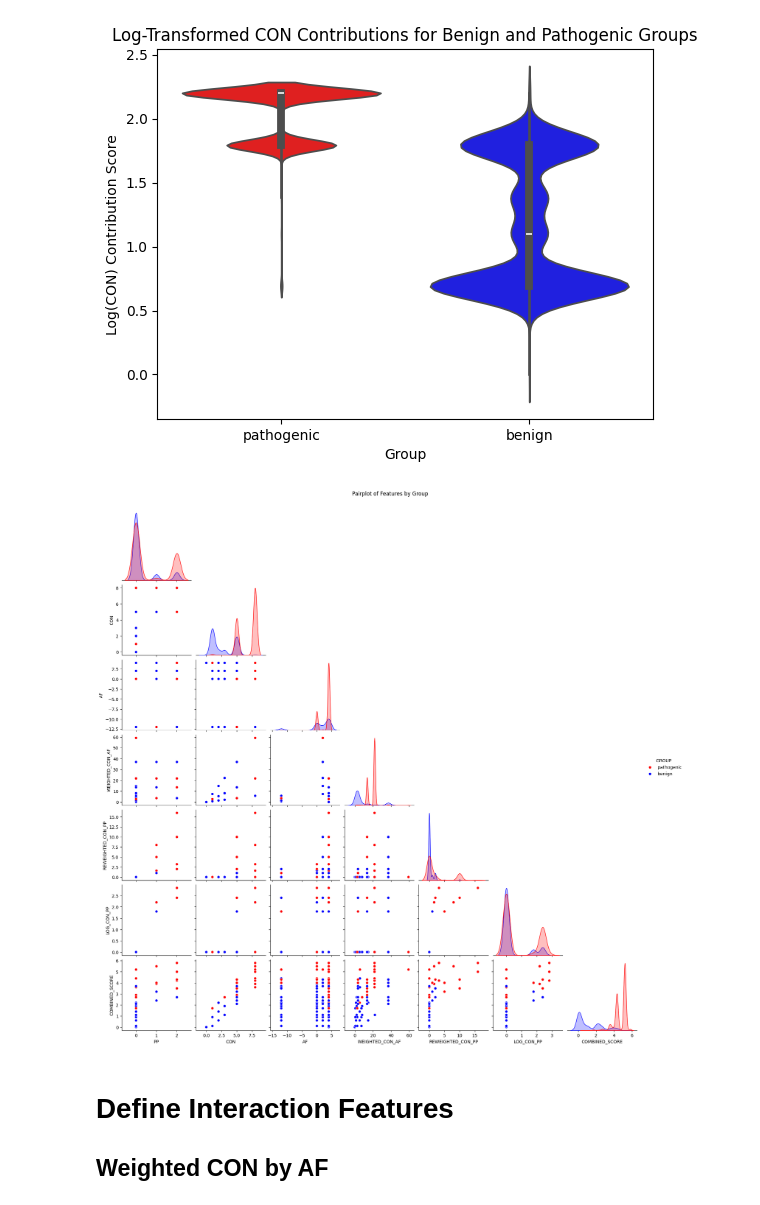
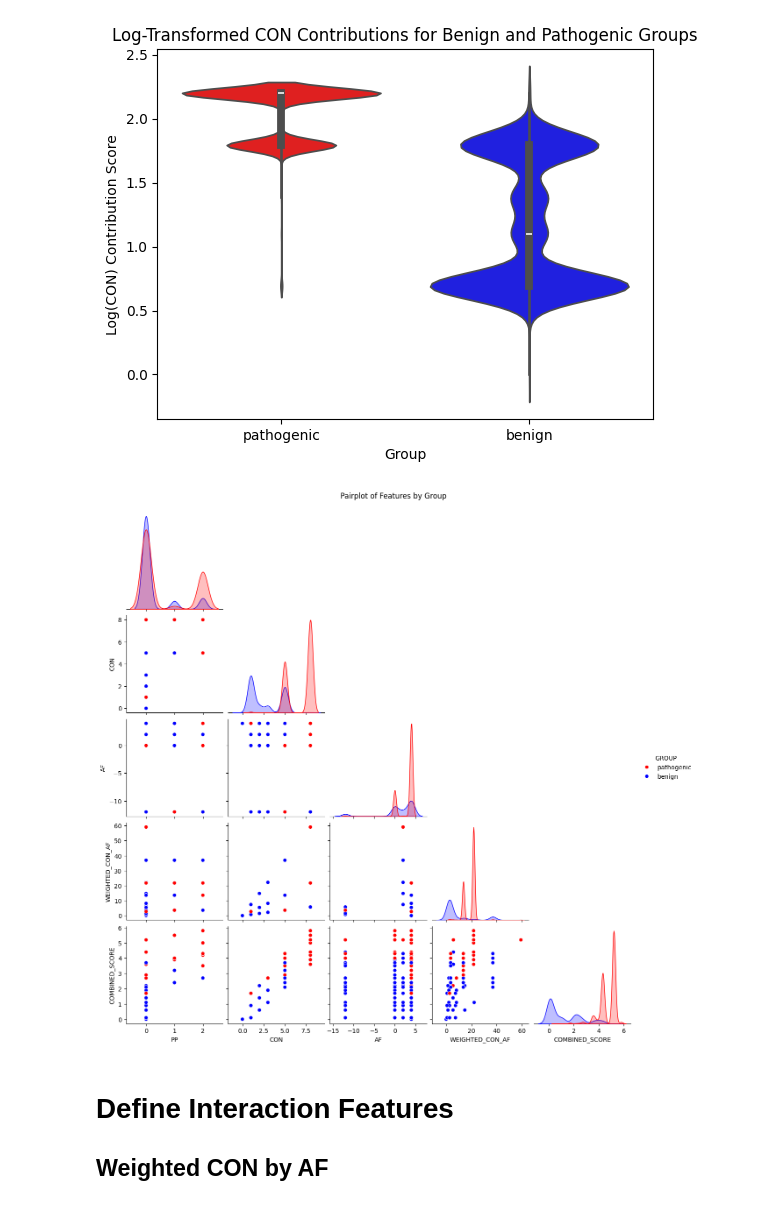
Before and after one commit to josefinelantz/GenScore, a Jupyter notebook: Submission.ipynb, the cells around one changed output. Saved outputs shown, nothing was run; the diff lists cells and outputs as text; code cells hidden in the pictures.

```diff
--- a/Submission.ipynb
+++ b/Submission.ipynb
@@ -637,7 +649,9 @@ visualize_contribution_log(filtered_df, "CON")
 # Step 4: Feature Interactions
 
 def feature_pair_plot(df):
-    features = ["PP", "CON", "AF", "WEIGHTED_CON_AF", "REWEIGHTED_CON_PP", "LOG_CON_PP", "COMBINED_SCORE"]  # Add more if necessary
+    #features = ["PP", "CON", "AF", "WEIGHTED_CON_AF", "REWEIGHTED_CON_PP", "LOG_CON_PP", "COMBINED_SCORE"]  # Add more if necessary
+
+    features = ["PP", "CON", "AF", "WEIGHTED_CON_AF", "COMBINED_SCORE"]  # Add more if necessary
     pairplot_data = df[features + ["GROUP"]]
 
     # Pairplot with hue for group differentiation
@@ -649,34 +663,34 @@ def feature_pair_plot(df):
 def visualize_feature_interactions(df, feature_1, feature_2, hue="GROUP", palette=palette):
     # Apply log transformation to AF (log1p ensures we handle zeros safely)
     #df[f"{feature_1}_log"] = np.log1p(df[feature_1])  # log1p is log(1 + AF)
     #df[f"{feature_2}_log"] = np.log1p(df[feature_2])  # log1p is log(1 + AF)
 
     # Filter out groups
     pathogenic = df[df["GROUP"] == "pathogenic"]
     benign = df[df["GROUP"] == "benign"]
 
     sns.kdeplot(data=pathogenic, x=feature_1, y=feature_2, fill=True, alpha=0.5, label="Pathogenic")
     sns.kdeplot(data=benign, x=feature_1, y=feature_2, fill=True, alpha=0.5, label="Benign")
 
     plt.title(f"Joint Density Plot of {feature_1} vs. {feature_2} by Group")
     plt.xlabel(f"{feature_1} Contribution Score")
     plt.ylabel(f"{feature_2} Contribution Score")
     plt.savefig(f"joint_density_{feature_1}_vs_{feature_2}.png")
     plt.show()
 
     # Contour plot for PP and CON
     sns.kdeplot(data=pathogenic, x=feature_1, y=feature_2, levels=5, cmap="Reds", label="Pathogenic")
     sns.kdeplot(benign, x=feature_1, y=feature_2, levels=4, cmap="Blues", label="Benign")
     plt.title(f"Contour Plot of {feature_1} vs. {feature_2} by Group")
     plt.xlabel(f"{feature_1} Contribution Score")
     plt.ylabel(f"{feature_2} Contribution Score")
     #plt.legend()
     plt.savefig(f"contour_plot_{feature_1}_vs_{feature_2}.png")
     plt.show()
 #visualize_feature_interactions(filtered_df, "PP", "CON")
 feature_pair_plot(filtered_df)
 # %% [output]
-[figure, old version]
+[figure, new version]
 # %% [markdown]
 # Define Interaction Features
 ## Weighted CON by AF
```
Also changed, not shown: parts of 14 cells of this notebook.
